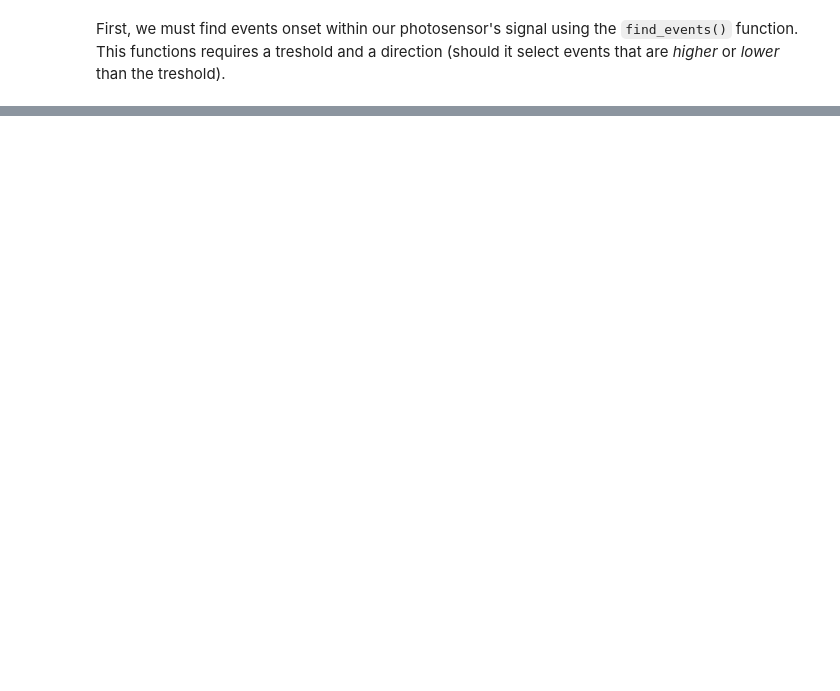
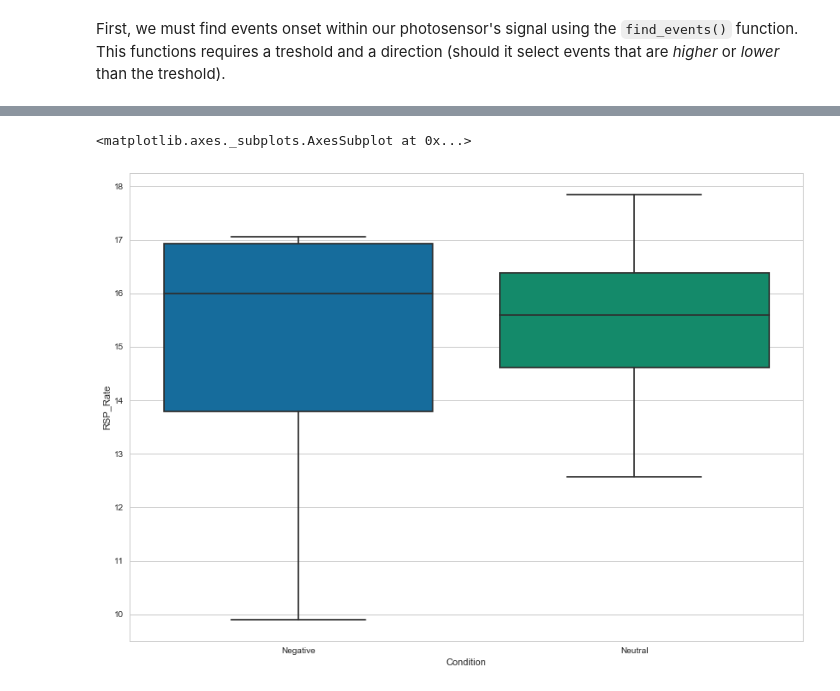
Before and after one commit to neuropsychology/NeuroKit.py, a Jupyter notebook: examples/Bio/bio_processing.ipynb, the cells around one changed output, grey strips where cells are left out. Cells and saved outputs as stored; diff of their text form; code cells hidden in the pictures; blank space fills up the shorter version.

```diff
--- a/examples/Bio/bio_processing.ipynb
+++ b/examples/Bio/bio_processing.ipynb
@@ -79,0 +127,5 @@ events_onsets
+# %%
+sns.boxplot(x="Condition", y="RSP_Rate", data=evoked)
+# %% [output]
+<matplotlib.axes._subplots.AxesSubplot at 0x...>
+[figure, added]
```
Also changed, not shown: parts of 24 cells of this notebook, 2 other files.
